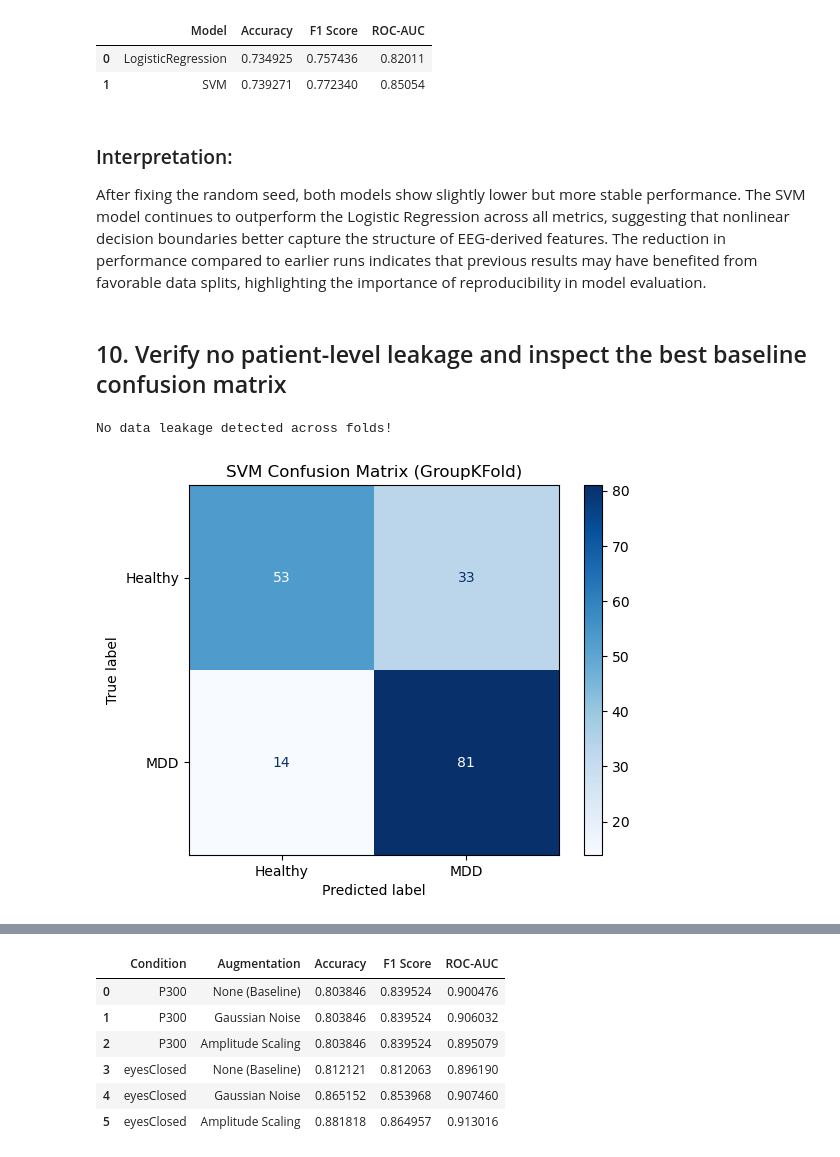
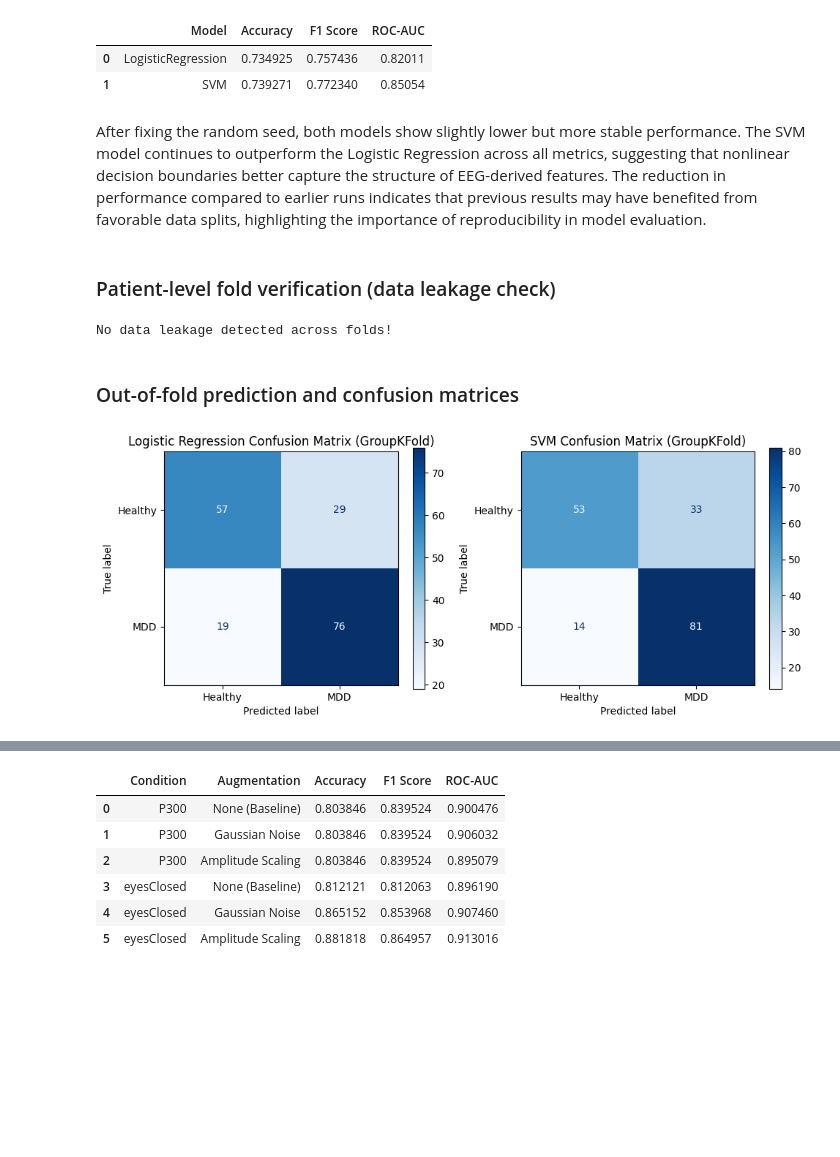
Before and after one commit to BJAngulo/MSSE-277b-final-project-, a Jupyter notebook: notebooks/01_pipeline.ipynb, the cells around one changed output, grey strips where cells are left out. Drawn from its saved outputs; the diff is of its cells as text; code cells hidden in the pictures; blank space fills up the shorter version.

```diff
--- a/notebooks/01_pipeline.ipynb
+++ b/notebooks/01_pipeline.ipynb
@@ -279,11 +283,9 @@ comparison_df
 | 0 | LogisticRegression | 0.734925 | 0.757436 | 0.82011 |
 | 1 | SVM | 0.739271 | 0.772340 | 0.85054 |
 # %% [markdown]
-### Interpretation:
-
 After fixing the random seed, both models show slightly lower but more stable performance. The SVM model continues to outperform the Logistic Regression across all metrics, suggesting that nonlinear decision boundaries better capture the structure of EEG-derived features. The reduction in performance compared to earlier runs indicates that previous results may have benefited from favorable data splits, highlighting the importance of reproducibility in model evaluation.
 # %% [markdown]
-## 10. Verify no patient-level leakage and inspect the best baseline confusion matrix
+### Patient-level fold verification (data leakage check)
 # %%
 for fold, (train_idx, test_idx) in enumerate(gkf.split(X, y, groups), start=1):
     train_groups = set(groups[train_idx])
@@ -294,20 +296,36 @@ for fold, (train_idx, test_idx) in enumerate(gkf.split(X, y, groups), start=1):
 print("No data leakage detected across folds!")
 # %% [output]
 No data leakage detected across folds!
+# %% [markdown]
+### Out-of-fold prediction and confusion matrices
 # %%
-# confusion matrix
+y_pred_lr = cross_val_predict(
+    pipeline_lr,
+    X,
+    y,
+    cv=gkf.split(X, y, groups)
+)
+
 y_pred_svm = cross_val_predict(
     pipeline_svm,
     X,
     y,
-    groups=groups,
-    cv=gkf
+    cv=gkf.split(X, y, groups)
 )
 
+fig, axes = plt.subplots(1, 2, figsize=(10, 4))
+
+cm_lr = confusion_matrix(y, y_pred_lr)
+disp_lr = ConfusionMatrixDisplay(confusion_matrix=cm_lr, display_labels=["Healthy", "MDD"])
+disp_lr.plot(ax=axes[0], cmap=plt.cm.Blues, values_format="d")
+axes[0].set_title("Logistic Regression Confusion Matrix (GroupKFold)")
+
 cm_svm = confusion_matrix(y, y_pred_svm)
-disp = ConfusionMatrixDisplay(confusion_matrix=cm_svm, display_labels=["Healthy", "MDD"])
-disp.plot(cmap=plt.cm.Blues, values_format="d")
-plt.title("SVM Confusion Matrix (GroupKFold)")
+disp_svm = ConfusionMatrixDisplay(confusion_matrix=cm_svm, display_labels=["Healthy", "MDD"])
+disp_svm.plot(ax=axes[1], cmap=plt.cm.Blues, values_format="d")
+axes[1].set_title("SVM Confusion Matrix (GroupKFold)")
+
+plt.tight_layout()
 plt.show()
 # %% [output]
-[figure, old version]
+[figure, new version]
```
Also changed, not shown: parts of 24 cells of this notebook.
